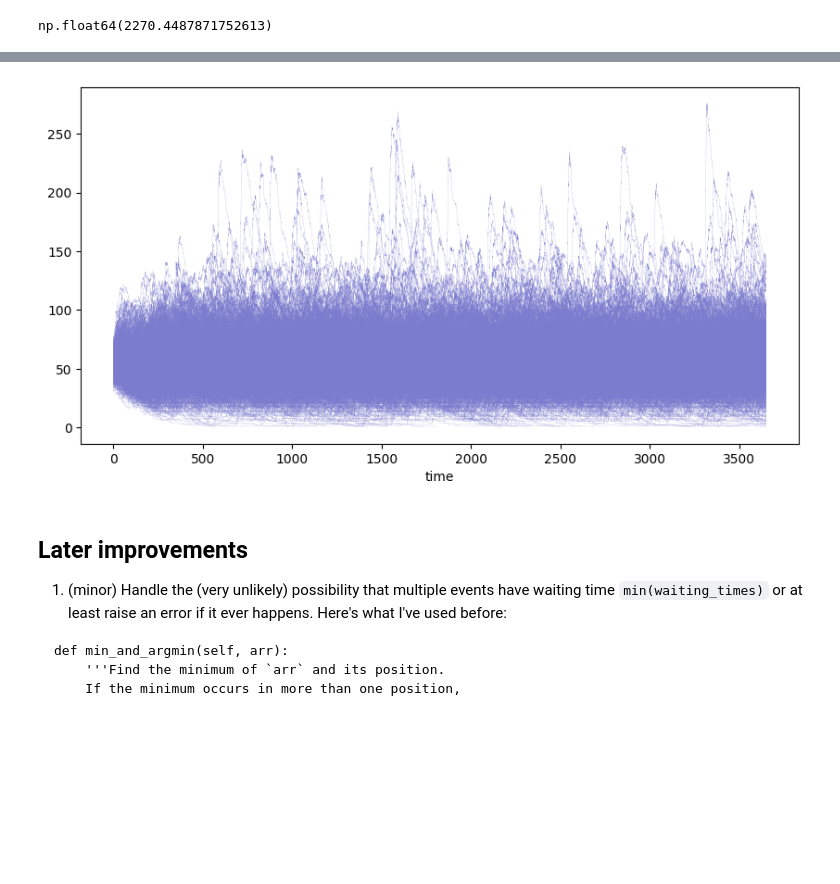
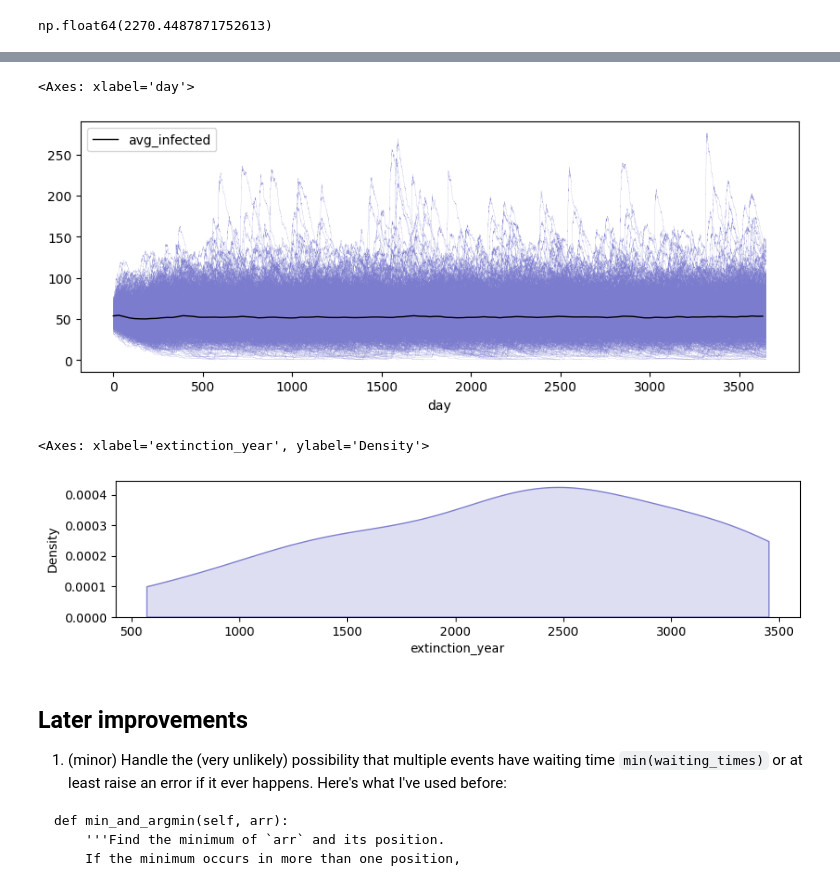
Before and after one commit to saracarp/buffalo_fmdv, a Jupyter notebook: fmdv_stochastic_model/FMDV_stochastic_model.ipynb, the cells around one changed output, grey strips where cells are left out. Cells and saved outputs as stored; diff of their text form; code cells hidden in the pictures; blank space fills up the shorter version.

```diff
--- a/fmdv_stochastic_model/FMDV_stochastic_model.ipynb
+++ b/fmdv_stochastic_model/FMDV_stochastic_model.ipynb
@@ -992,7 +1050,26 @@ for i in range(0,1000):
+# %%
+sat2_mean_inf = []
+n_day = []
+
+for d in range(0,3650,30):
+  n_day = []
+  for i in range(0,1000):
+    n = reps_sat2[i].asof(d)['infectious'] + reps_sat2[i].asof(d)['carrier']
+
+    if n > 0:
+        n_day.append(n)
+
+  n_avg = sum(n_day)/len(n_day)
+  day_mean = {'day': d, 'avg_infected': n_avg}
+  sat2_mean_inf.append(day_mean)
+
+sat2_mean_inf = pandas.DataFrame(sat2_mean_inf)
 # %%
-fig, ax = plt.subplots(figsize=(10, 5))
+fig, ax = plt.subplots(figsize=(10, 3.5))
 
 for i in range(0,1000):
     reps_sat2[i]['total_infected'] = reps_sat2[i]['infectious'] + reps_sat2[i]['carrier']
     reps_sat2[i]['total_infected'].plot(ax=ax, color = '#d01515', alpha = 1, lw = 0.1)
+
+sat2_mean_inf.plot(ax=ax, x = 'day', y = 'avg_infected', color = 'black', lw = 1)
 # %% [output]
@@ -1000,11 +1092,45 @@ for i in range(0,1000):
+# %%
+sat3_mean_inf = []
+n_day = []
+
+for d in range(0,3650,30):
+  n_day = []
+  for i in range(0,1000):
+    n = reps_sat3[i].asof(d)['infectious'] + reps_sat3[i].asof(d)['carrier']
+
+    if n > 0:
+        n_day.append(n)
+
+  n_avg = sum(n_day)/len(n_day)
+  day_mean = {'day': d, 'avg_infected': n_avg}
+  sat3_mean_inf.append(day_mean)
+
+sat3_mean_inf = pandas.DataFrame(sat3_mean_inf)
 # %%
-fig, ax = plt.subplots(figsize=(10, 5))
+fig, ax = plt.subplots(figsize=(10, 3.5))
 
 for i in range(0,1000):
     reps_sat3[i]['total_infected'] = reps_sat3[i]['infectious'] + reps_sat3[i]['carrier']
     reps_sat3[i]['total_infected'].plot(ax=ax, color = '#7c7ccf', alpha = 1, lw = 0.1)
+
+sat3_mean_inf.plot(ax=ax, x = 'day', y = 'avg_infected', color = 'black', lw = 1)
 # %% [output]
+<Axes: xlabel='day'>
-[figure, old version]
+[figure, new version]
+# %%
+sat3_extinct_true = sat3_extinct.query("extinction == True")
+sat3_extinct_true
+clip_min = sat3_extinct.query("extinction == True")['extinction_year'].min()
+clip_max = sat3_extinct.query("extinction == True")['extinction_year'].max()
+
+fig, ax = plt.subplots(figsize=(10, 2))
+
+seaborn.kdeplot(data=sat3_extinct_true, x="extinction_year",
+                clip = (clip_min, clip_max),
+                color = '#7c7ccf', fill = True)
+# %% [output]
+<Axes: xlabel='extinction_year', ylabel='Density'>
+[figure, added]
 # %% [markdown]
 ## Later improvements
 
```
Also changed, not shown: parts of 17 cells of this notebook.
